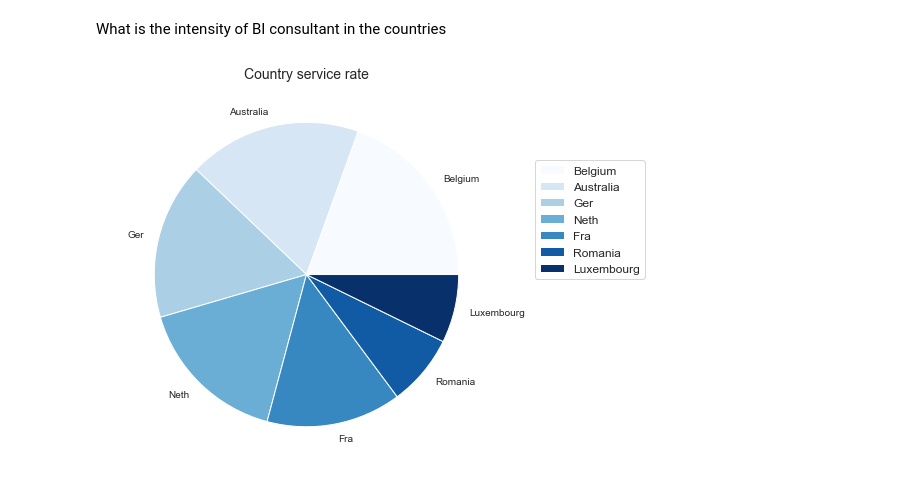
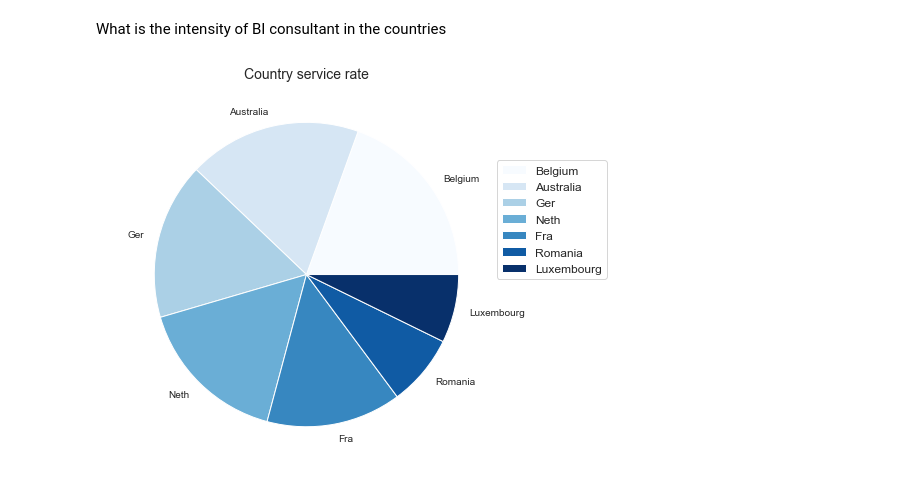
Before and after one commit to simofleanta/Data_coding_preparations, a Jupyter notebook: crosstab.ipynb, the cells around one changed output. Cells and saved outputs as stored; diff of their text form; code cells hidden in the pictures.

```diff
--- a/crosstab.ipynb
+++ b/crosstab.ipynb
@@ -108,13 +115,13 @@ What is the intensity of BI consultant in the countries
 # %%
 sns.set_style("whitegrid")
 df = cohort.groupby('Country ').agg({'Service_price': 'sum'}).sort_values('Service_price', ascending=False)
 
 
 ax = df.plot.pie(y='Service_price', figsize=(7, 7), colormap='Blues')
 handles, labels = ax.get_legend_handles_labels()
-lgd = ax.legend(handles, labels, bbox_to_anchor=(1.1, 0.8), loc=2, borderaxespad=0., fontsize=12)
+lgd = ax.legend(handles, labels, bbox_to_anchor=(1.0, 0.8), loc=2, borderaxespad=0., fontsize=12)
 plt.ylabel(' ')
 plt.title('Country service rate', fontsize=14)
 plt.show()
 # %% [output]
-[figure, old version]
+[figure, new version]
```
Also changed, not shown: parts of 4 cells of this notebook.
